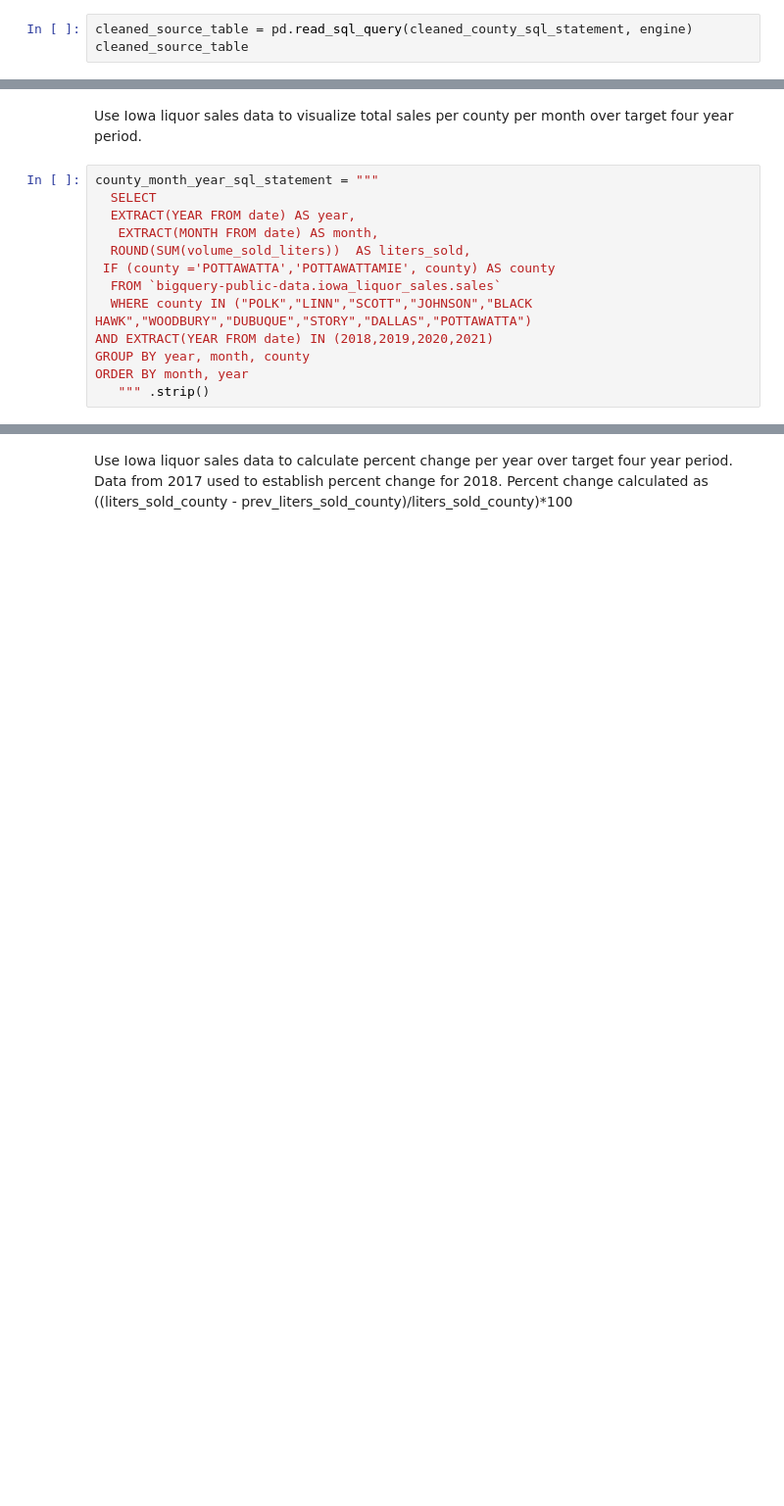
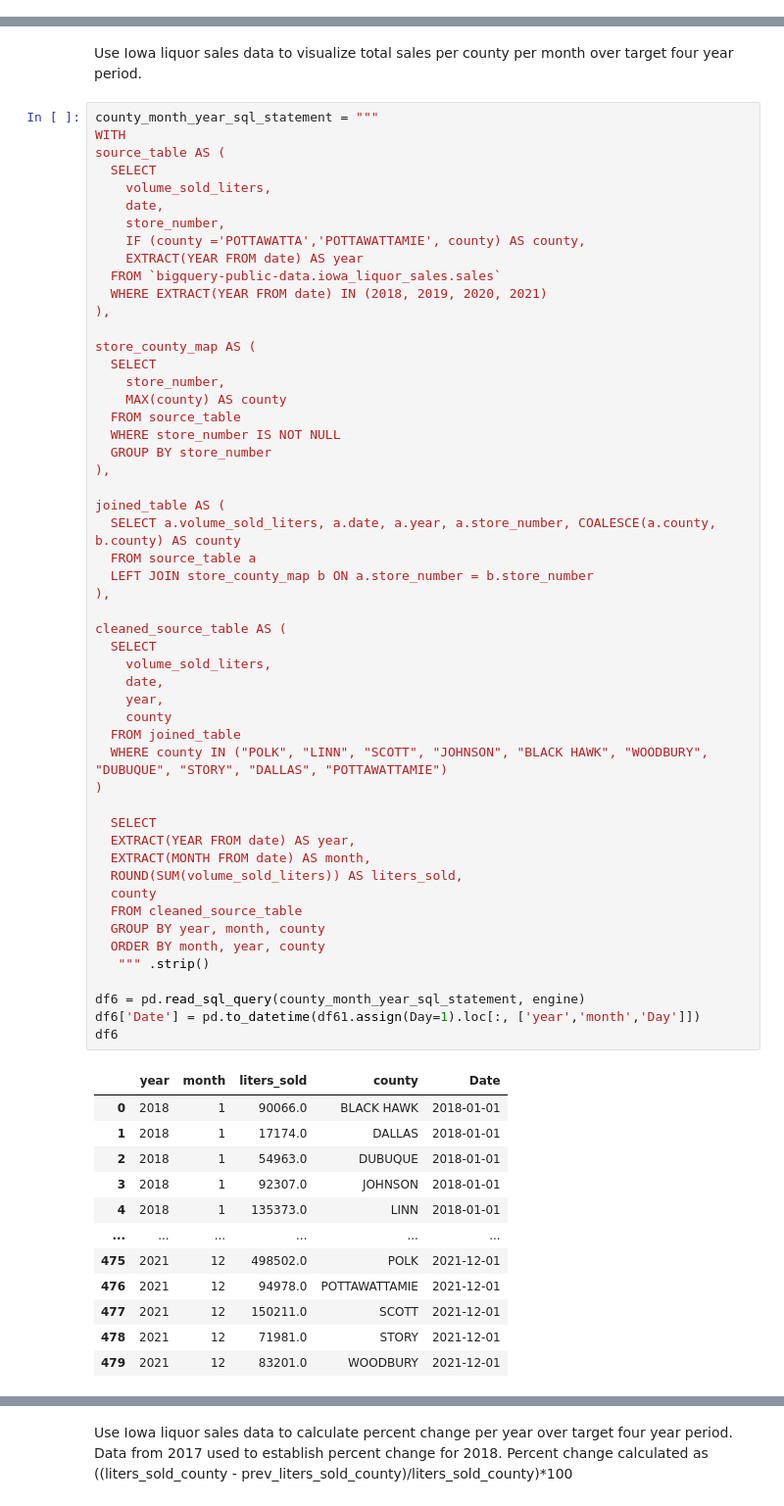
Before and after one commit to amoutafian/iowa_liquor_project, a Jupyter notebook: Iowa_liquor_moutafian_analysis.ipynb, the cells around one changed output, grey strips where cells are left out. Shown at 98% size. Saved outputs shown, nothing was run; the diff lists cells and outputs as text; blank space fills up the shorter version.

```diff
--- a/Iowa_liquor_moutafian_analysis.ipynb
+++ b/Iowa_liquor_moutafian_analysis.ipynb
@@ -153,3 +107,0 @@ FROM cleaned_source_table LIMIT 10
-# %%
-cleaned_source_table = pd.read_sql_query(cleaned_county_sql_statement, engine)
-cleaned_source_table
@@ -380,14 +326,66 @@ plt.legend(bbox_to_anchor=(1.05, 1), loc='upper left', borderaxespad=0, markersc
 Use Iowa liquor sales data to visualize total sales per county per month over target four year period.
 # %%
 county_month_year_sql_statement = """
+WITH
+source_table AS (
+  SELECT
+    volume_sold_liters,
+    date,
+    store_number,
+    IF (county ='POTTAWATTA','POTTAWATTAMIE', county) AS county,
+    EXTRACT(YEAR FROM date) AS year
+  FROM `bigquery-public-data.iowa_liquor_sales.sales`
+  WHERE EXTRACT(YEAR FROM date) IN (2018, 2019, 2020, 2021)
+),
+
+store_county_map AS (
+  SELECT
+    store_number,
+    MAX(county) AS county
+  FROM source_table
+  WHERE store_number IS NOT NULL
+  GROUP BY store_number
+),
+
+joined_table AS (
+  SELECT a.volume_sold_liters, a.date, a.year, a.store_number, COALESCE(a.county, b.county) AS county
+  FROM source_table a
+  LEFT JOIN store_county_map b ON a.store_number = b.store_number
+),
+
+cleaned_source_table AS (
+  SELECT
+    volume_sold_liters,
+    date,
+    year,
+    county
+  FROM joined_table
+  WHERE county IN ("POLK", "LINN", "SCOTT", "JOHNSON", "BLACK HAWK", "WOODBURY", "DUBUQUE", "STORY", "DALLAS", "POTTAWATTAMIE")
+)
+
   SELECT
   EXTRACT(YEAR FROM date) AS year,
-   EXTRACT(MONTH FROM date) AS month,
-  ROUND(SUM(volume_sold_liters))  AS liters_sold,
- IF (county ='POTTAWATTA','POTTAWATTAMIE', county) AS county
-  FROM `bigquery-public-data.iowa_liquor_sales.sales`
-  WHERE county IN ("POLK","LINN","SCOTT","JOHNSON","BLACK HAWK","WOODBURY","DUBUQUE","STORY","DALLAS","POTTAWATTA")
-AND EXTRACT(YEAR FROM date) IN (2018,2019,2020,2021)
-GROUP BY year, month, county
-ORDER BY month, year
+  EXTRACT(MONTH FROM date) AS month,
+  ROUND(SUM(volume_sold_liters)) AS liters_sold,
+  county
+  FROM cleaned_source_table
+  GROUP BY year, month, county
+  ORDER BY month, year, county
    """ .strip()
+
+df6 = pd.read_sql_query(county_month_year_sql_statement, engine)
+df6['Date'] = pd.to_datetime(df61.assign(Day=1).loc[:, ['year','month','Day']])
+df6
+# %% [output]
+|  | year | month | liters_sold | county | Date |
+| 0 | 2018 | 1 | 90066.0 | BLACK HAWK | 2018-01-01 |
+| 1 | 2018 | 1 | 17174.0 | DALLAS | 2018-01-01 |
+| 2 | 2018 | 1 | 54963.0 | DUBUQUE | 2018-01-01 |
+| 3 | 2018 | 1 | 92307.0 | JOHNSON | 2018-01-01 |
+| 4 | 2018 | 1 | 135373.0 | LINN | 2018-01-01 |
+| ... | ... | ... | ... | ... | ... |
+| 475 | 2021 | 12 | 498502.0 | POLK | 2021-12-01 |
+| 476 | 2021 | 12 | 94978.0 | POTTAWATTAMIE | 2021-12-01 |
+| 477 | 2021 | 12 | 150211.0 | SCOTT | 2021-12-01 |
+| 478 | 2021 | 12 | 71981.0 | STORY | 2021-12-01 |
+| 479 | 2021 | 12 | 83201.0 | WOODBURY | 2021-12-01 |
```
Also changed, not shown: parts of 33 cells of this notebook.
